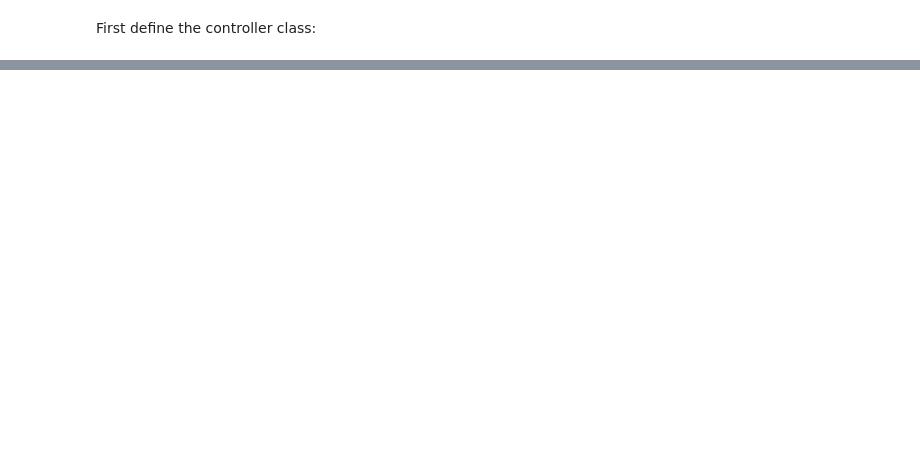
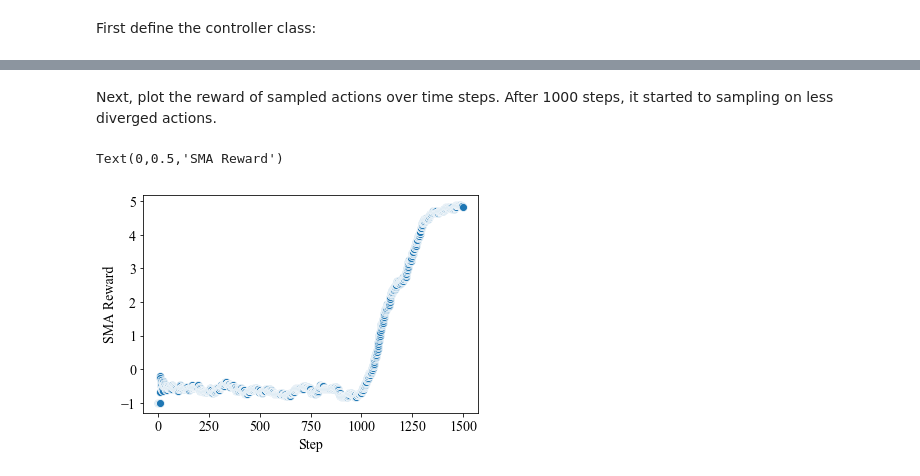
Before and after one commit to zj-zhang/MyNotebooks, a Jupyter notebook: 20190603-controller/Controller.ipynb, the cells around one changed output, grey strips where cells are left out. Drawn from its saved outputs; the diff is of its cells as text; code cells hidden in the pictures; blank space fills up the shorter version.

Commit message:
update controller w/ plots

```diff
--- a/20190603-controller/Controller.ipynb
+++ b/20190603-controller/Controller.ipynb
@@ -63,0 +91,5 @@ print(s.run(controller.sample_arc))
+# %%
+from Agent import *
+dag = build_dag()
+for _ in range(5):
+    print(dag.get_random_model_states())
@@ -63,0 +102,7 @@ print(s.run(controller.sample_arc))
+# %%
+agent = Agent(dag, default_score = -1.)
+agent.alter_path_score('How is it going', 4.)
+agent.alter_path_score('How are you doing', 5.)
+agent.alter_path_score('What are you doing', 2.)
+agent.alter_path_score('What is it doing', 2.)
+agent.alter_path_score('Why are you going', 2.)
@@ -63,0 +120,16 @@ print(s.run(controller.sample_arc))
+# %%
+t = tf.Session()
+#t.run(tf.set_random_seed(1))
+t.run(tf.global_variables_initializer())
+ewa_reward = 0.
+buffer = []
+for i in range(1500):
+    if i and i%150==0:
+        print(agent.decode_arc_seq(buffer[-1][0]), ewa_reward)
+    arc = t.run(controller.sample_arc)
+    reward = agent.get_reward(agent.decode_arc_seq(arc))
+    feed_dict={"arc_{}:0".format(i):arc[i] for i in range(controller.total_arc_len)}
+    feed_dict[controller.reward] = reward
+    t.run(controller.train_op, feed_dict = feed_dict)
+    ewa_reward = 0.8*ewa_reward + 0.2*reward
+    buffer.append( (arc, reward) )
@@ -63,0 +168,14 @@ print(s.run(controller.sample_arc))
+# %% [markdown]
+Next, plot the reward of sampled actions over time steps. After 1000 steps, it started to sampling on less diverged actions.
+# %%
+import seaborn as sns
+import warnings
+warnings.filterwarnings('ignore')
+from BioNAS.utils.plots import sma
+sma_reward = sma([x[1] for x in buffer], window=100)
+ax1 = sns.scatterplot(x=np.arange(len(buffer)), y=sma_reward)
+ax1.set_xlabel('Step')
+ax1.set_ylabel('SMA Reward')
+# %% [output]
+Text(0,0.5,'SMA Reward')
+[figure, added]
```
Also changed, not shown: parts of 16 cells of this notebook, 5 other files.
